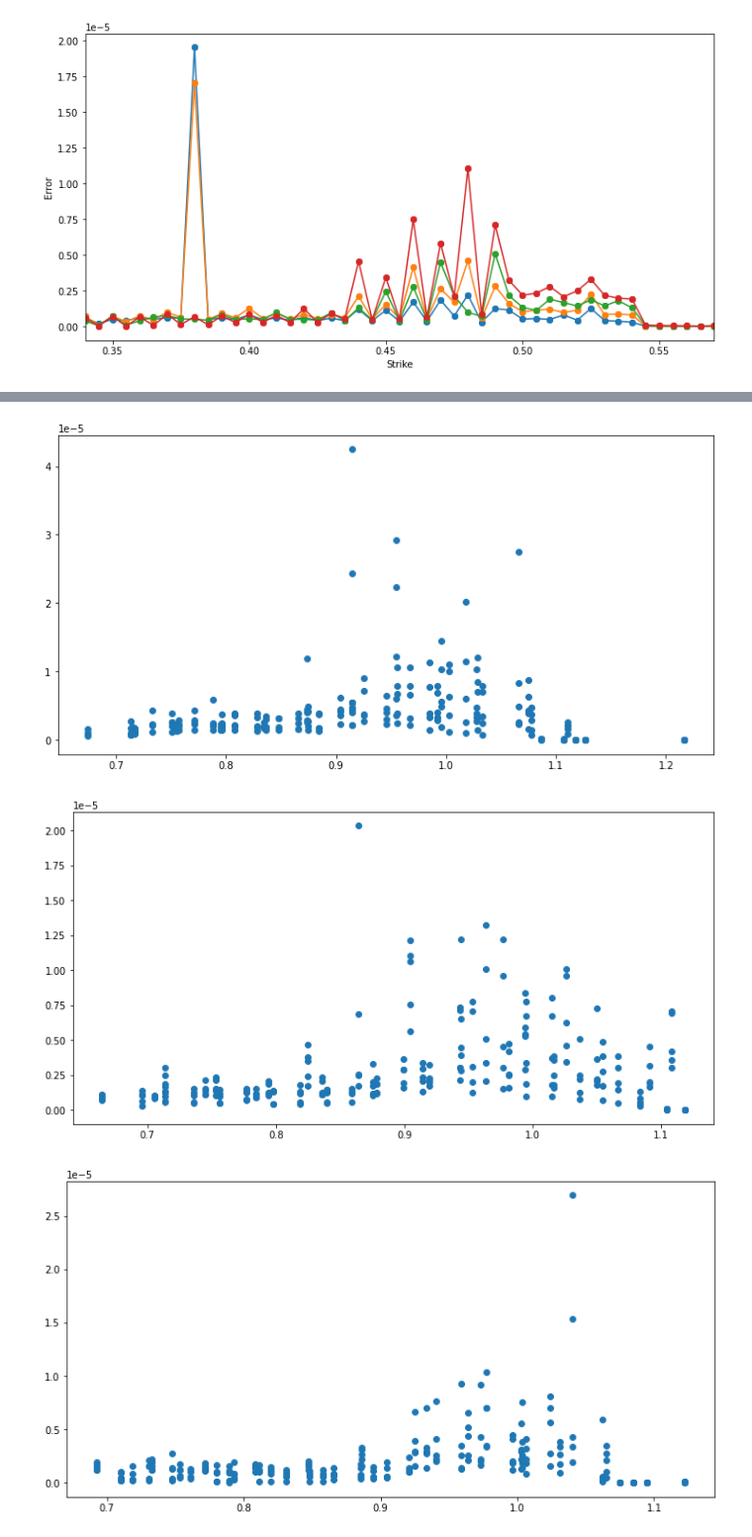
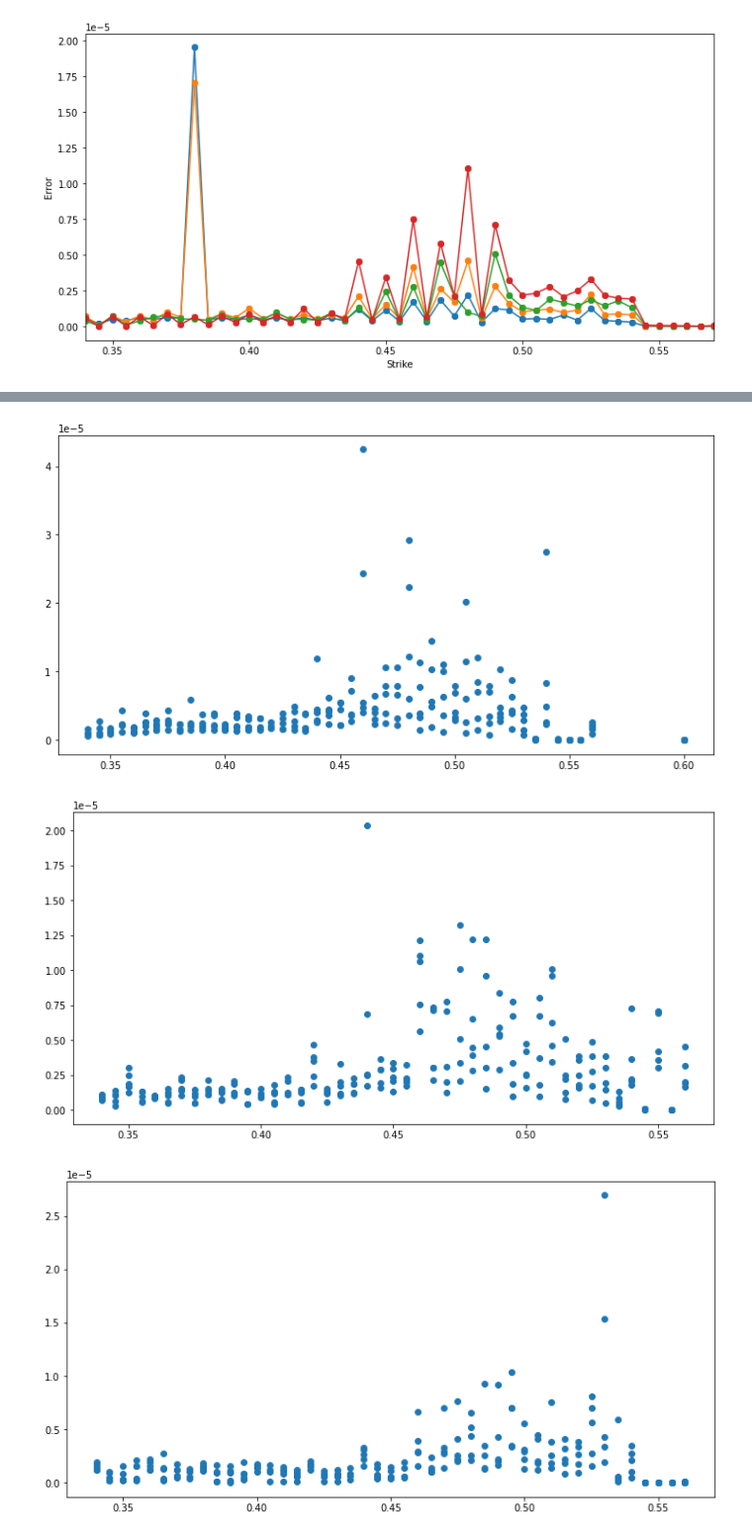
Before and after one commit to JuusoAsd/finaeng1, a Jupyter notebook: assignment_1.ipynb, the cells around one changed output, grey strips where cells are left out. Shown at 99% size. Cells and saved outputs as stored; diff of their text form; code cells hidden in the pictures.

```diff
--- a/assignment_1.ipynb
+++ b/assignment_1.ipynb
@@ -303,7 +303,7 @@ def simulate_portfolio(df_data, strike, frequency):
             error_arr = np.append(error_arr, error)
             n = 0
         n += 1
-    return error_arr, df_data[df_data['E'] == strike]['S'].mean(),len(df_data[df_data['E'] == strike])
+    return error_arr,df_data[df_data['E'] == strike]['S'].mean(),df_data[df_data['E'] == strike]['S'].median(),len(df_data[df_data['E'] == strike])
 
 def hedge(p_o, p_s, cobs, S, delta):
     option_gain = cobs - p_o
@@ -325,7 +325,8 @@ def test_sheet(excel, sheet_name, sheetnr):
 
     obs = {
     'strike':[],
-    'strike_to_price':[],
+    'avg_price':[],
+    'median_price':[],
     'freq':[],
     'mse':[],
     'n':[],
@@ -334,9 +335,10 @@ def test_sheet(excel, sheet_name, sheetnr):
 
     for strike in df['E'].unique():
         for freq in range(min_freq,max_freq):
-            error, average_price, count = simulate_portfolio(df, strike, freq)
+            error, average_price, median_price, count = simulate_portfolio(df, strike, freq)
             obs['strike'].append(strike)
-            obs['strike_to_price'].append(strike/average_price)
+            obs['avg_price'].append(average_price)
+            obs['median_price'].append(median_price)
             obs['freq'].append(freq)
             obs['mse'].append(error.mean())
             obs['n'].append(count)
@@ -379,9 +381,9 @@ for i in sheet_order:
 # %%
 """sheetwise mse to options strike graphs"""
 
-def to_scatter(df):
+def to_scatter(df, x):
     fig, ax = plt.subplots(figsize=(12, 6))
-    ax.scatter(df['strike_to_price'], df['mse'])
+    ax.scatter(df[x], df['mse'])
     plt.show()
 
 
@@ -390,5 +392,5 @@ full_df = pd.concat(all_obs_df)
 
 for sheet in full_df['sheet'].unique():
     data = full_df[full_df['sheet'] == sheet]
-    to_scatter(data)
+    to_scatter(data, 'strike')
 # %% [output]
@@ -402,3 +404,3 @@ for sheet in full_df['sheet'].unique():
-[figure, old version]
+[figure, new version]
-[figure, old version]
+[figure, new version]
-[figure, old version]
+[figure, new version]
```
Also changed, not shown: parts of 15 cells of this notebook.
